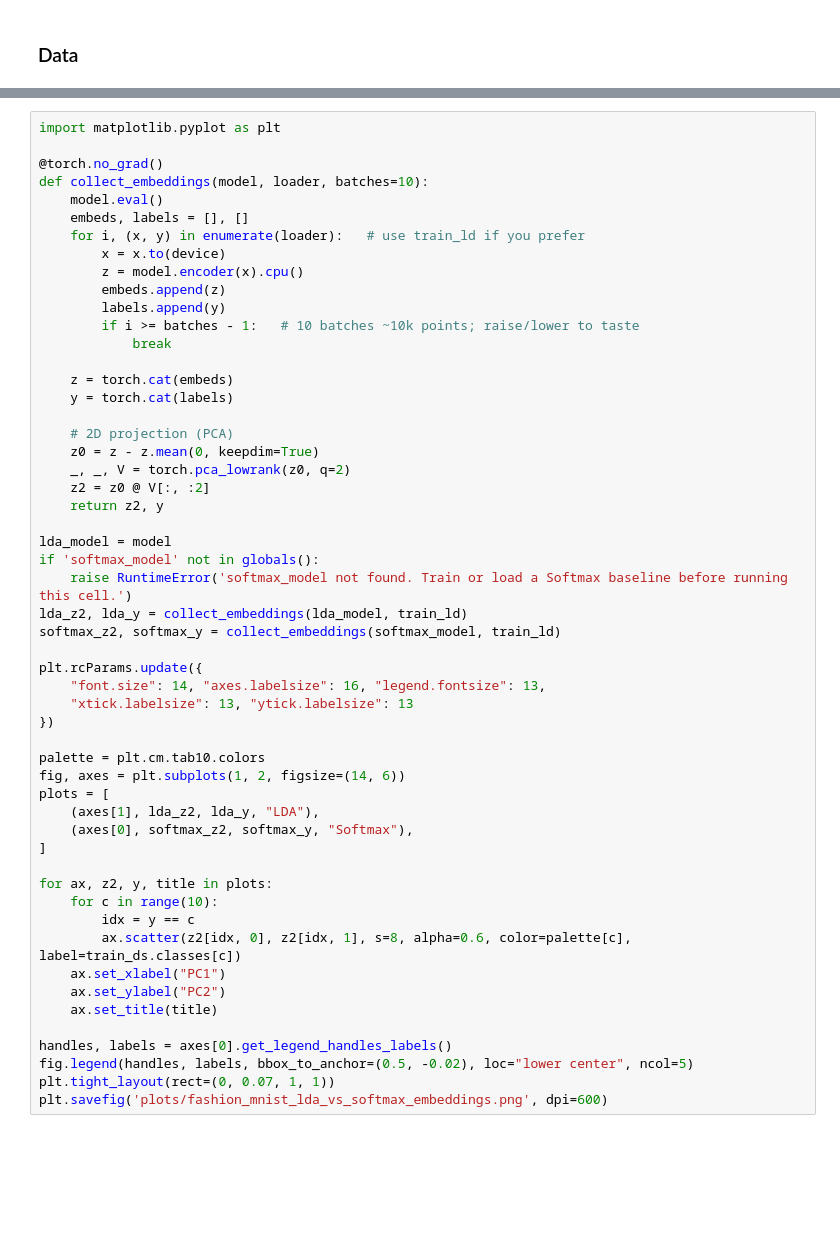
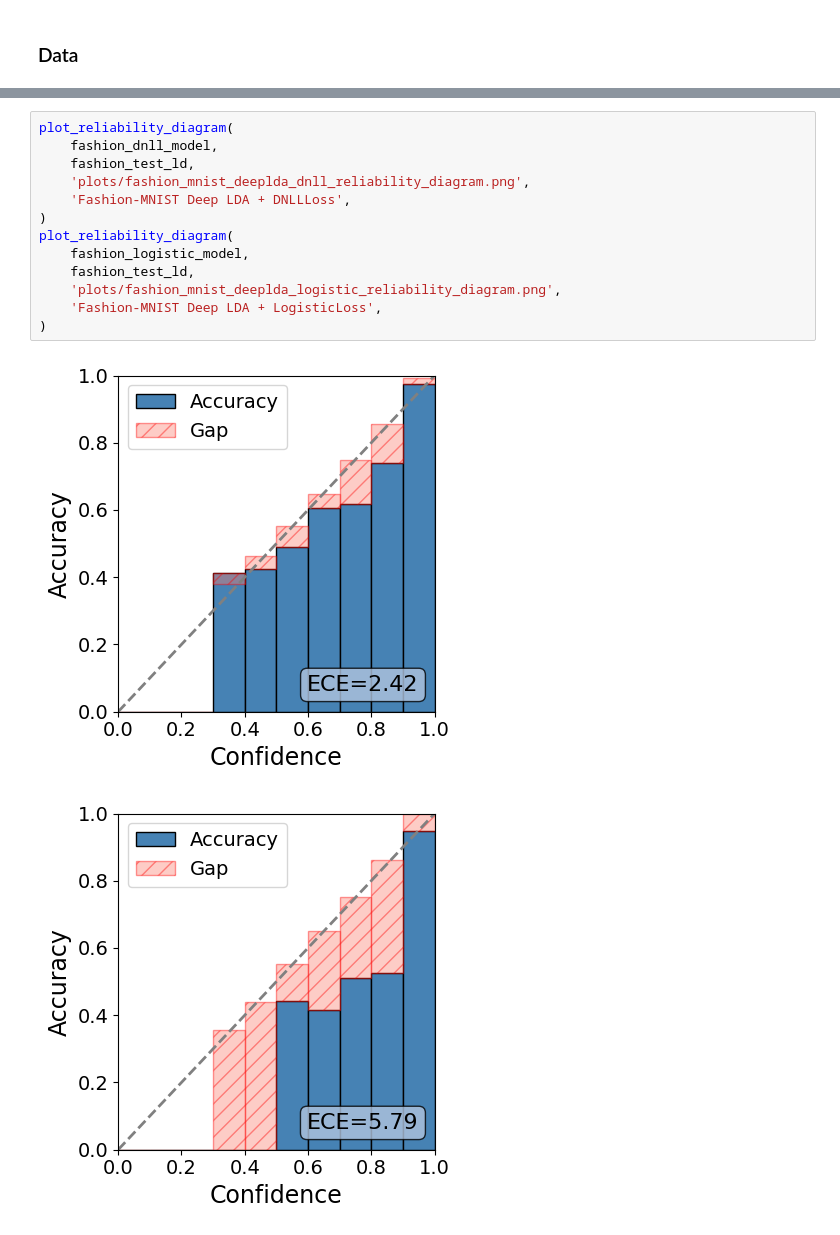
Before and after one commit to zh3nis/logistic-loss, a Jupyter notebook: DNLL.ipynb, the cells around one changed output, grey strips where cells are left out. Drawn from its saved outputs; the diff is of its cells as text; blank space fills up the shorter version.

```diff
--- a/DNLL.ipynb
+++ b/DNLL.ipynb
@@ -1017,54 +384,16 @@ plot_reliability_diagram(softmax_model, test_ld, 'plots/fashion_mnist_softmax_re
-# %%
-import matplotlib.pyplot as plt
-
-@torch.no_grad()
-def collect_embeddings(model, loader, batches=10):
-    model.eval()
-    embeds, labels = [], []
-    for i, (x, y) in enumerate(loader):   # use train_ld if you prefer
-        x = x.to(device)
-        z = model.encoder(x).cpu()
-        embeds.append(z)
-        labels.append(y)
-        if i >= batches - 1:   # 10 batches ~10k points; raise/lower to taste
-            break
-
-    z = torch.cat(embeds)
-    y = torch.cat(labels)
-
-    # 2D projection (PCA)
-    z0 = z - z.mean(0, keepdim=True)
-    _, _, V = torch.pca_lowrank(z0, q=2)
-    z2 = z0 @ V[:, :2]
-    return z2, y
-
-lda_model = model
-if 'softmax_model' not in globals():
-    raise RuntimeError('softmax_model not found. Train or load a Softmax baseline before running this cell.')
-lda_z2, lda_y = collect_embeddings(lda_model, train_ld)
-softmax_z2, softmax_y = collect_embeddings(softmax_model, train_ld)
-
-plt.rcParams.update({
-    "font.size": 14, "axes.labelsize": 16, "legend.fontsize": 13,
-    "xtick.labelsize": 13, "ytick.labelsize": 13
-})
-
-palette = plt.cm.tab10.colors
-fig, axes = plt.subplots(1, 2, figsize=(14, 6))
-plots = [
-    (axes[1], lda_z2, lda_y, "LDA"),
-    (axes[0], softmax_z2, softmax_y, "Softmax"),
-]
-
-for ax, z2, y, title in plots:
-    for c in range(10):
-        idx = y == c
-        ax.scatter(z2[idx, 0], z2[idx, 1], s=8, alpha=0.6, color=palette[c], label=train_ds.classes[c])
-    ax.set_xlabel("PC1")
-    ax.set_ylabel("PC2")
-    ax.set_title(title)
-
-handles, labels = axes[0].get_legend_handles_labels()
-fig.legend(handles, labels, bbox_to_anchor=(0.5, -0.02), loc="lower center", ncol=5)
-plt.tight_layout(rect=(0, 0.07, 1, 1))
-plt.savefig('plots/fashion_mnist_lda_vs_softmax_embeddings.png', dpi=600)
+# %%
+plot_reliability_diagram(
+    fashion_dnll_model,
+    fashion_test_ld,
+    'plots/fashion_mnist_deeplda_dnll_reliability_diagram.png',
+    'Fashion-MNIST Deep LDA + DNLLLoss',
+)
+plot_reliability_diagram(
+    fashion_logistic_model,
+    fashion_test_ld,
+    'plots/fashion_mnist_deeplda_logistic_reliability_diagram.png',
+    'Fashion-MNIST Deep LDA + LogisticLoss',
+)
+# %% [output]
+[figure, added]
+[figure, added]
```
Also changed, not shown: parts of 64 cells of this notebook, 8 other files.
